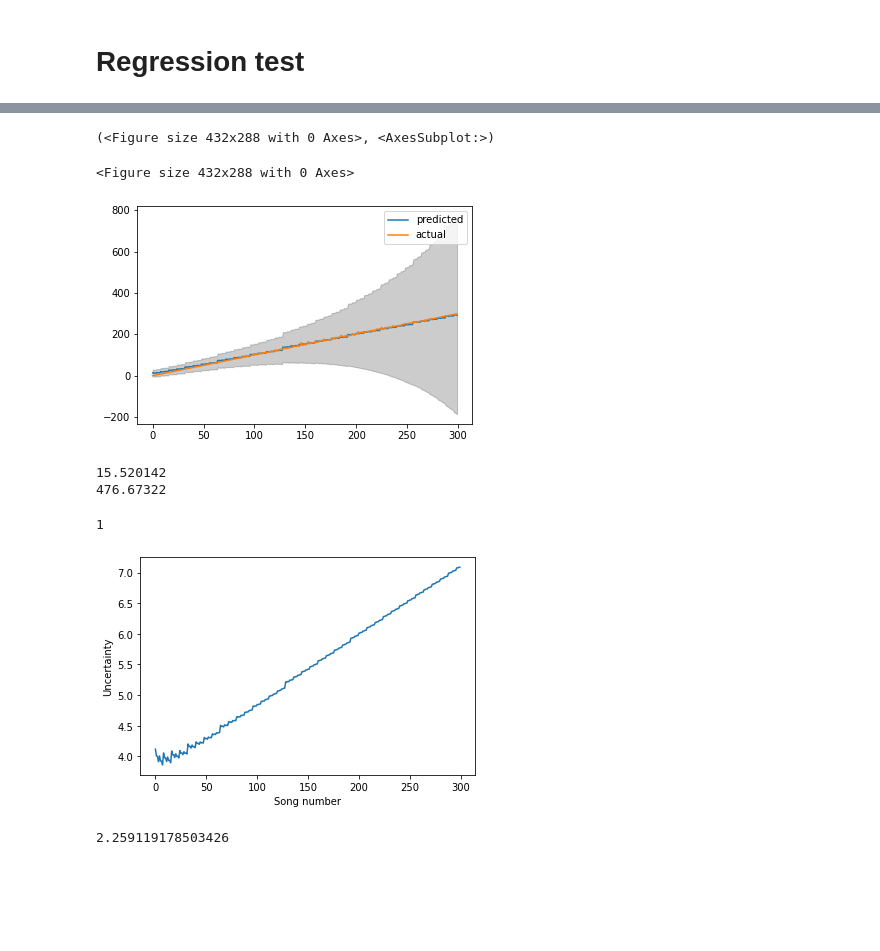
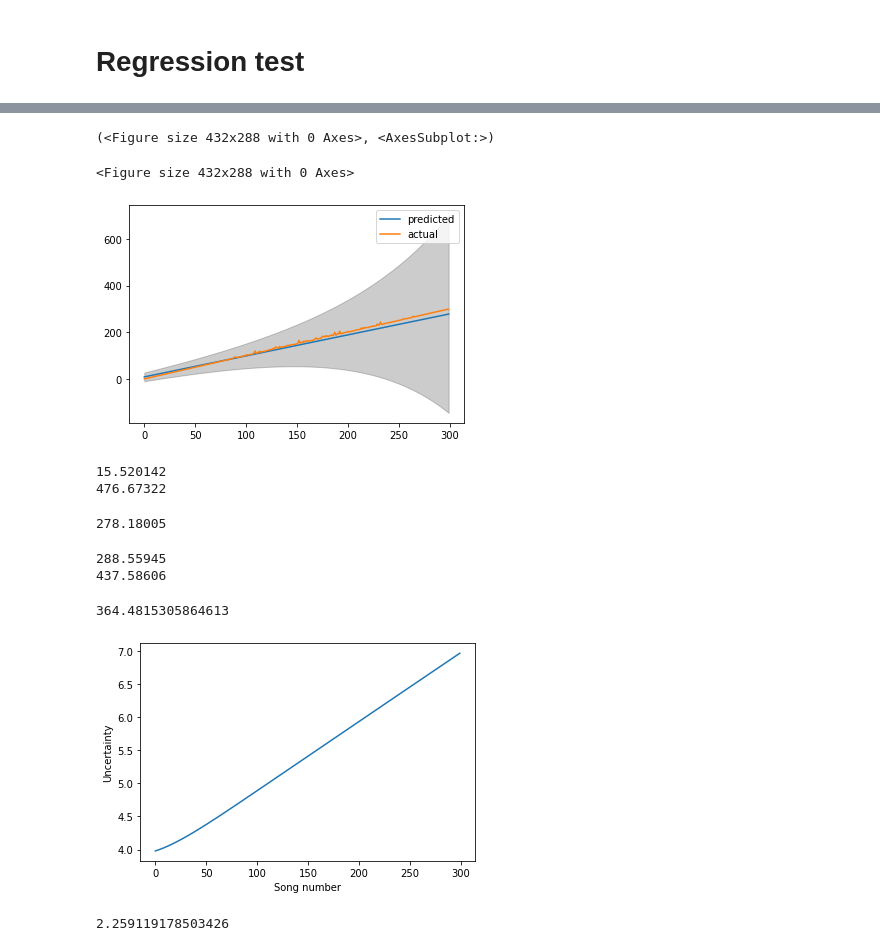
Before and after one commit to egvhoena/uncertainty-in-recs, a Jupyter notebook: new_playground.ipynb, the cells around one changed output, grey strips where cells are left out. Saved outputs shown, nothing was run; the diff lists cells and outputs as text; code cells hidden in the pictures; blank space fills up the shorter version.

```diff
--- a/new_playground.ipynb
+++ b/new_playground.ipynb
@@ -766,0 +350,6 @@ for i in range(len(prediction_distribution)):
+# %%
+#X = np.array([num_to_bin(n, 10) for n in df['Song']])
+X = df['Song'].to_numpy()
+#y = np.array(df['Next'])
+y = df['Next'].to_numpy()
+X
@@ -767,6 +385,6 @@ for i in range(len(prediction_distribution)):
 # %%
-mean = df['Song'].mean()
-std = df['Song'].std()
+mean = df['Next'].mean()
+std = df['Next'].std()
 # %%
 def make_model(input_fts):
     model = tf.keras.Sequential()
@@ -839,3 +451,0 @@ def num_to_bin(n, length):
-# %%
-X = np.array([num_to_bin(n, 10) for n in df['Song']])
-X
@@ -858,0 +457,2 @@ Final train loss: 0.0020407240372151136
+# %%
+reg_model = keras.models.load_model('reg_model.h5')
@@ -911,11 +591,11 @@ def visualize_prediction(prediction, actual, filename=None, bgcolor="#ffffff"):
 
     return figure, plot
 # %%
-visualize_prediction(predict(reg_model, X), df['Next'].tolist(), "song_prediction.svg")
+visualize_prediction(predict(reg_model, X), y, "song_prediction.svg")
 # %% [output]
 (<Figure size 432x288 with 0 Axes>, <AxesSubplot:>)
 <Figure size 432x288 with 0 Axes>
-[figure, old version]
+[figure, new version]
 # %%
 reg_y_test = np.array([num_to_bin(n, 10) for n in list(range(300))])
 means, stds = predict(reg_model, reg_y_test)
@@ -924,3 +603,15 @@ print(stds[299])
 # %% [output]
 15.520142
 476.67322
+# %%
+reg_y_test = np.array(list(range(300)))
+means, stds = predict(reg_model, reg_y_test)
+print(means[299])
+# %% [output]
+278.18005
+# %%
+print(means[290])
+print(stds[290])
+# %% [output]
+288.55945
+437.58606
@@ -927,16 +628,15 @@ print(stds[299])
+# %%
+mse = get_mse(y_test, pred_means)
+print(mse)
+# %% [output]
+364.4815305864613
 # %%
 def normpdf(x, mean, sd): #true_y, pred_y (mean), std
     var = float(sd)**2
     denom = (2*math.pi*var)**.5
     num = math.exp(-(float(x)-float(mean))**2/(2*var))
     return num/denom
-# %%
-df['Next'][0]
-# %% [output]
-1
 # %%
-normpdf(297, 297.29077, 0.6642651)
-
 unc = []
 for i in range(300):
     p = normpdf(df['Song'][i], means[i], stds[i])
@@ -947,7 +647,7 @@ plt.xlabel('Song number')
 plt.ylabel('Uncertainty')
 plt.show()
 # %% [output]
-[figure, old version]
+[figure, new version]
 # %%
 popuarity[3]
 unc[3]
```
Also changed, not shown: parts of 61 cells of this notebook, 1 other file.
